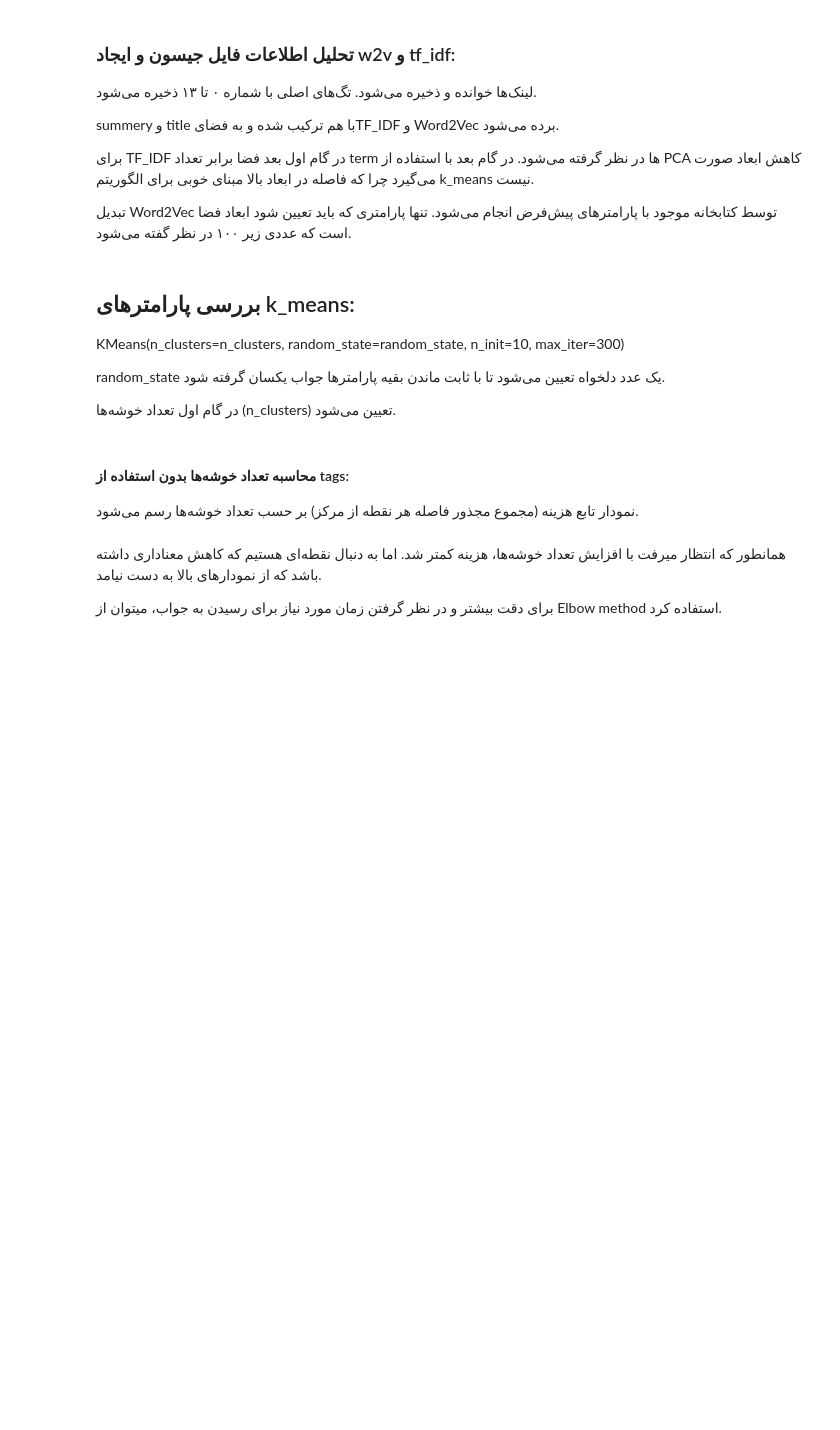
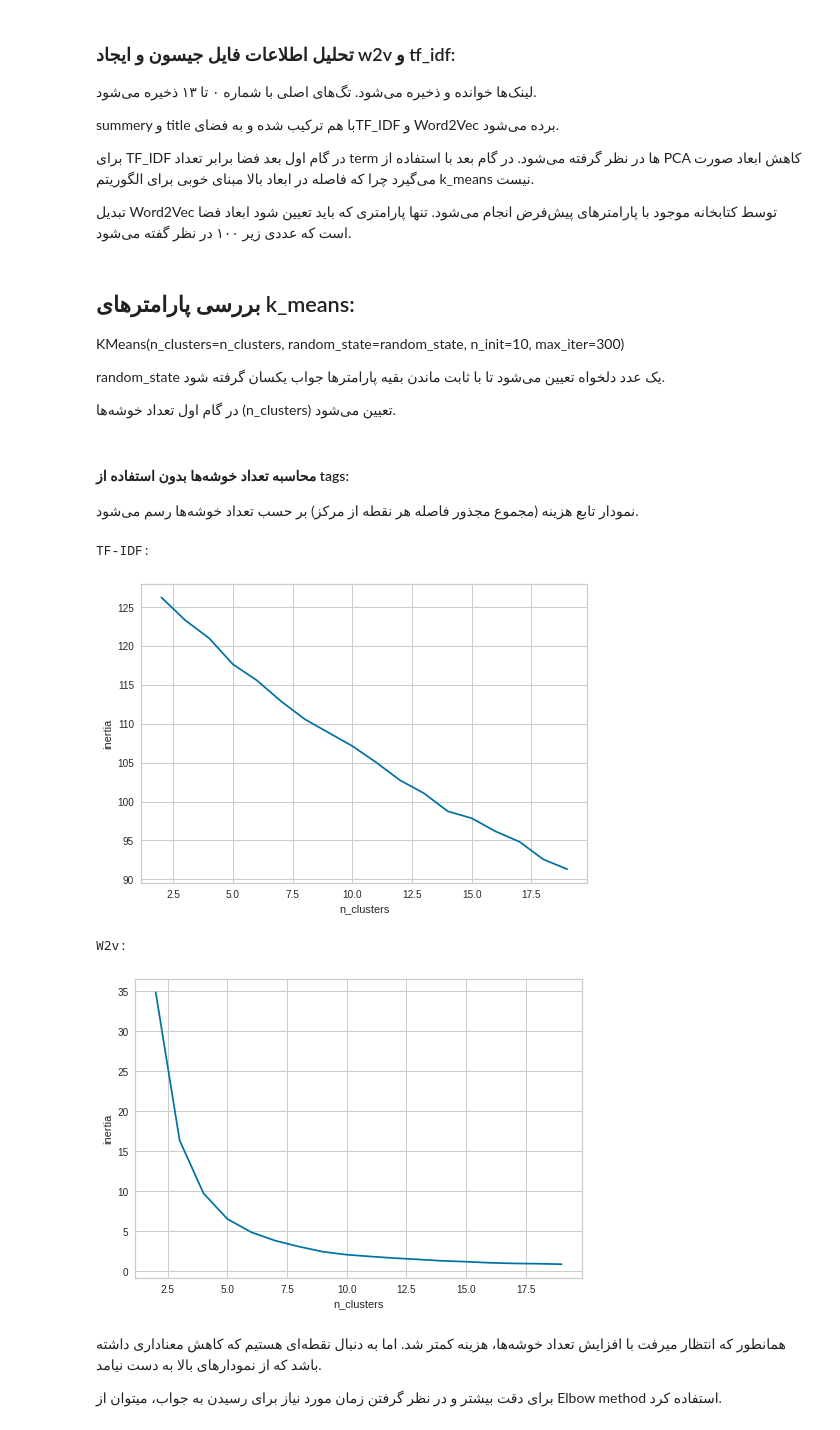
Before and after one commit to hamidreza004/MIR, a Jupyter notebook: reports/phase3/clustering.ipynb, the cells around one changed output. Saved outputs shown, nothing was run; the diff lists cells and outputs as text; code cells hidden in the pictures; blank space fills up the shorter version.

```diff
--- a/reports/phase3/clustering.ipynb
+++ b/reports/phase3/clustering.ipynb
@@ -112,21 +112,26 @@ tf_idf = PCA(features_dim, random_state=random_state).fit_transform(tf_idf)
     نمودار تابع هزینه (مجموع مجذور فاصله هر نقطه از مرکز) بر حسب تعداد خوشه‌ها رسم می‌شود.
 </div>
 # %%
-# inertia_tfidf = []
-# for i in range(2, 20):
-#     inertia_tfidf.append(k_means.get_cost(tf_idf, random_state=random_state, n_clusters=i))
-# print('TF-IDF:')
-# ax = sns.lineplot(x=range(2, 20), y=inertia_tfidf);
-# ax.set(xlabel='n_clusters', ylabel='inertia')
-# plt.show()
+inertia_tfidf = []
+for i in range(2, 20):
+    inertia_tfidf.append(k_means.get_cost(tf_idf, random_state=random_state, n_clusters=i))
+print('TF-IDF:')
+ax = sns.lineplot(x=range(2, 20), y=inertia_tfidf);
+ax.set(xlabel='n_clusters', ylabel='inertia')
+plt.show()
 
-# inertia_w2v = []
-# for i in range(2, 20):
-#     inertia_w2v.append(k_means.get_cost(w2v, random_state=random_state, n_clusters=i))
-# print('W2v:')
-# ax = sns.lineplot(x=range(2, 20), y=inertia_w2v);
-# ax.set(xlabel='n_clusters', ylabel='inertia')
-# plt.show()
+inertia_w2v = []
+for i in range(2, 20):
+    inertia_w2v.append(k_means.get_cost(w2v, random_state=random_state, n_clusters=i))
+print('W2v:')
+ax = sns.lineplot(x=range(2, 20), y=inertia_w2v);
+ax.set(xlabel='n_clusters', ylabel='inertia')
+plt.show()
+# %% [output]
+TF-IDF:
+[figure, added]
+W2v:
+[figure, added]
 # %% [markdown]
 <div dir="rtl">
     همانطور که انتظار میرفت با افزایش تعداد خوشه‌ها، هزینه کمتر شد. اما به دنبال نقطه‌ای هستیم که کاهش معناداری داشته باشد که از نمودارهای بالا به دست نیامد.
```
Also changed, not shown: parts of 43 cells of this notebook, 6 other files.
